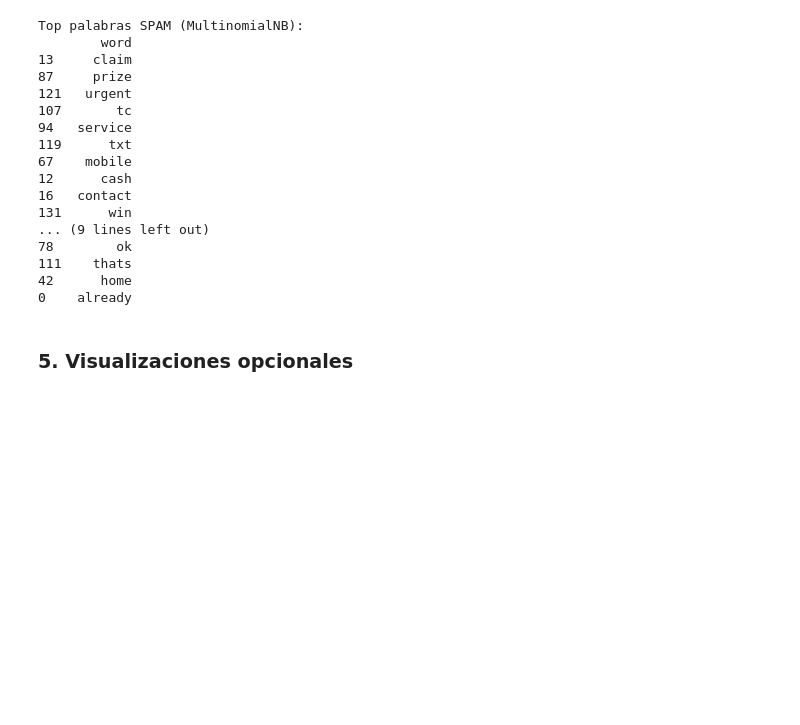
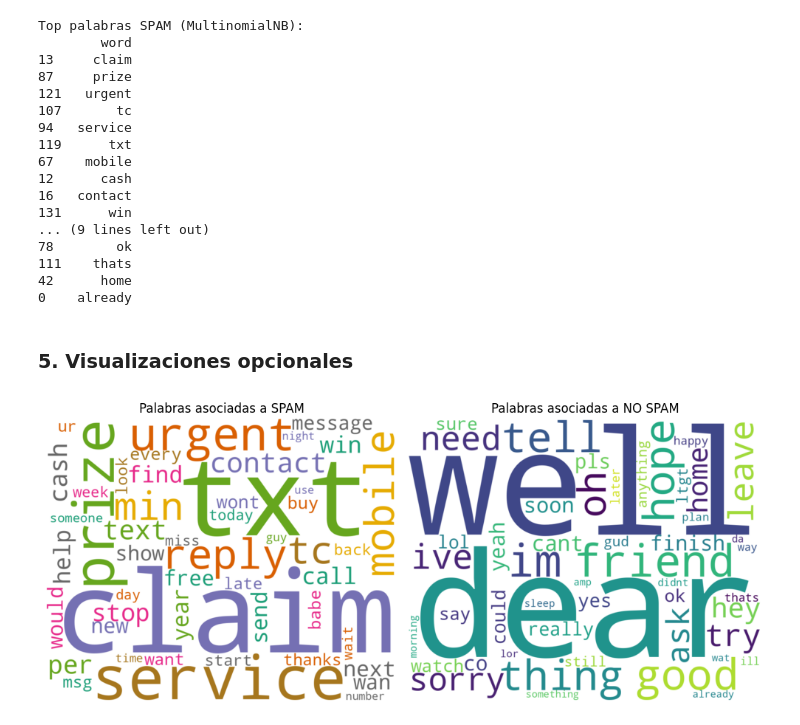
Before and after one commit to jariel17/text-mining, a Jupyter notebook: text_processing.ipynb, the cells around one changed output. Cells and saved outputs as stored; diff of their text form; code cells hidden in the pictures; blank space fills up the shorter version.

```diff
--- a/text_processing.ipynb
+++ b/text_processing.ipynb
@@ -364,3 +365,9 @@ Top palabras SPAM (MultinomialNB):
 0    already
 # %% [markdown]
 ### 5.  Visualizaciones opcionales
+# %%
+#importlib.reload(funciones)
+top_spam, top_ham = funciones.get_top_words(clf_lr, vectorizer_lr, top_n=50)
+funciones.plot_wordclouds(top_spam, top_ham, max_words=50)
+# %% [output]
+[figure, added]
```
Also changed, not shown: parts of 6 cells of this notebook, 3 other files.
